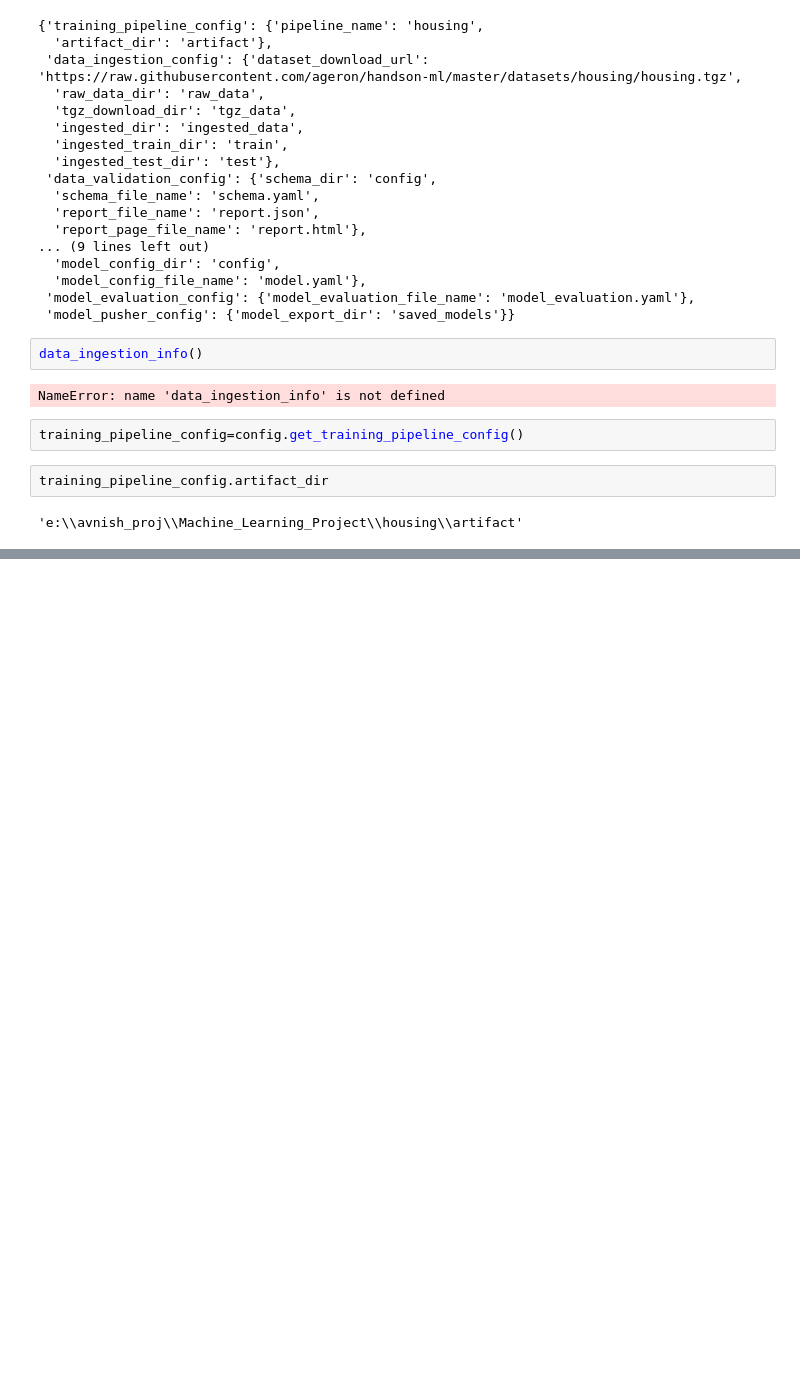
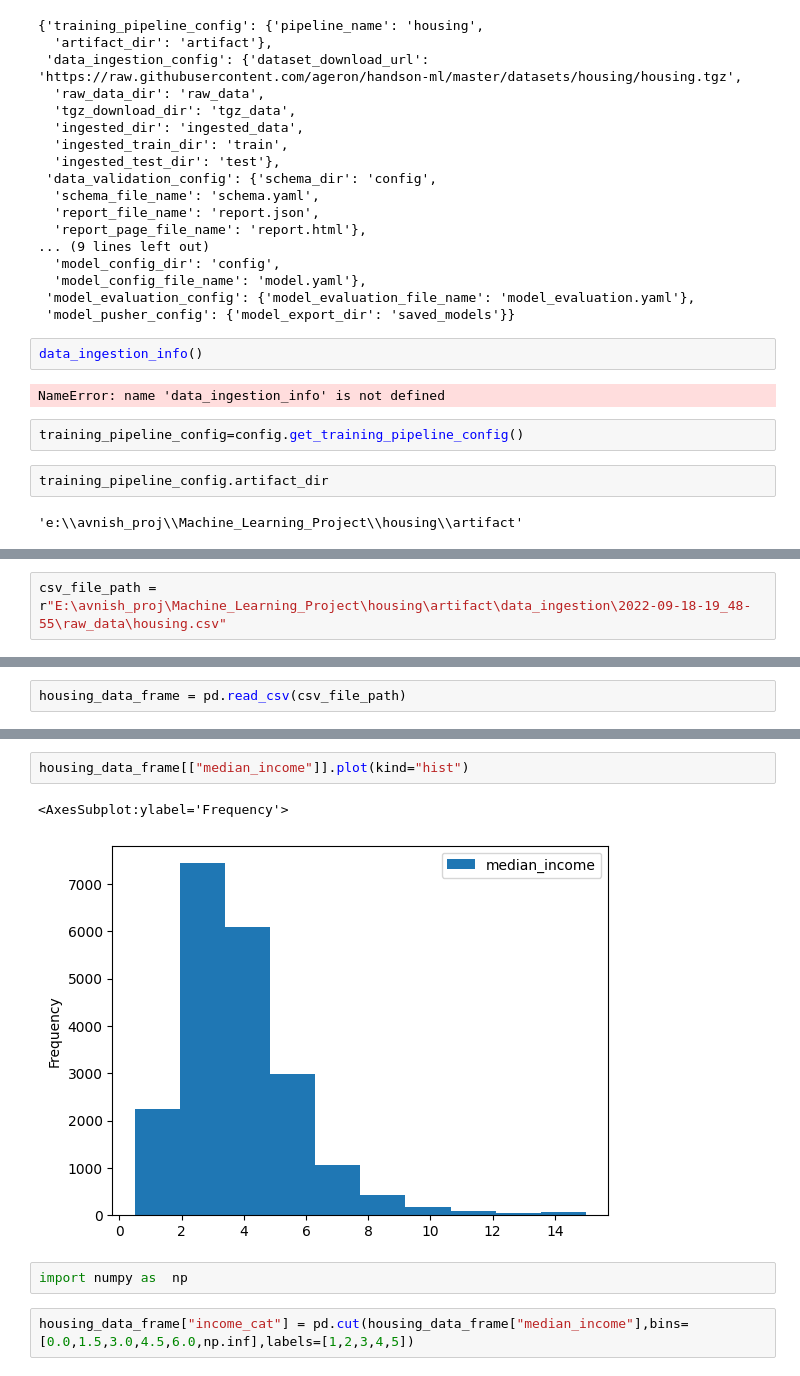
Before and after one commit to ISHAWANT/Machine_Learning_Project, a Jupyter notebook: notebook/example.ipynb, the cells around one changed output, grey strips where cells are left out. Cells and saved outputs as stored; diff of their text form; blank space fills up the shorter version.

```diff
--- a/notebook/example.ipynb
+++ b/notebook/example.ipynb
@@ -236,0 +236,2 @@ NameError: name 'Configuration' is not defined
+# %%
+csv_file_path = r"E:\avnish_proj\Machine_Learning_Project\housing\artifact\data_ingestion\2022-09-18-19_48-55\raw_data\housing.csv"
@@ -236,0 +240,2 @@ NameError: name 'Configuration' is not defined
+# %%
+housing_data_frame = pd.read_csv(csv_file_path)
@@ -236,0 +300,9 @@ NameError: name 'Configuration' is not defined
+# %%
+housing_data_frame[["median_income"]].plot(kind="hist")
+# %% [output]
+<AxesSubplot:ylabel='Frequency'>
+[figure, added]
+# %%
+import numpy as  np
+# %%
+housing_data_frame["income_cat"] = pd.cut(housing_data_frame["median_income"],bins=[0.0,1.5,3.0,4.5,6.0,np.inf],labels=[1,2,3,4,5])
```
Also changed, not shown: parts of 38 cells of this notebook, 11 other files.
